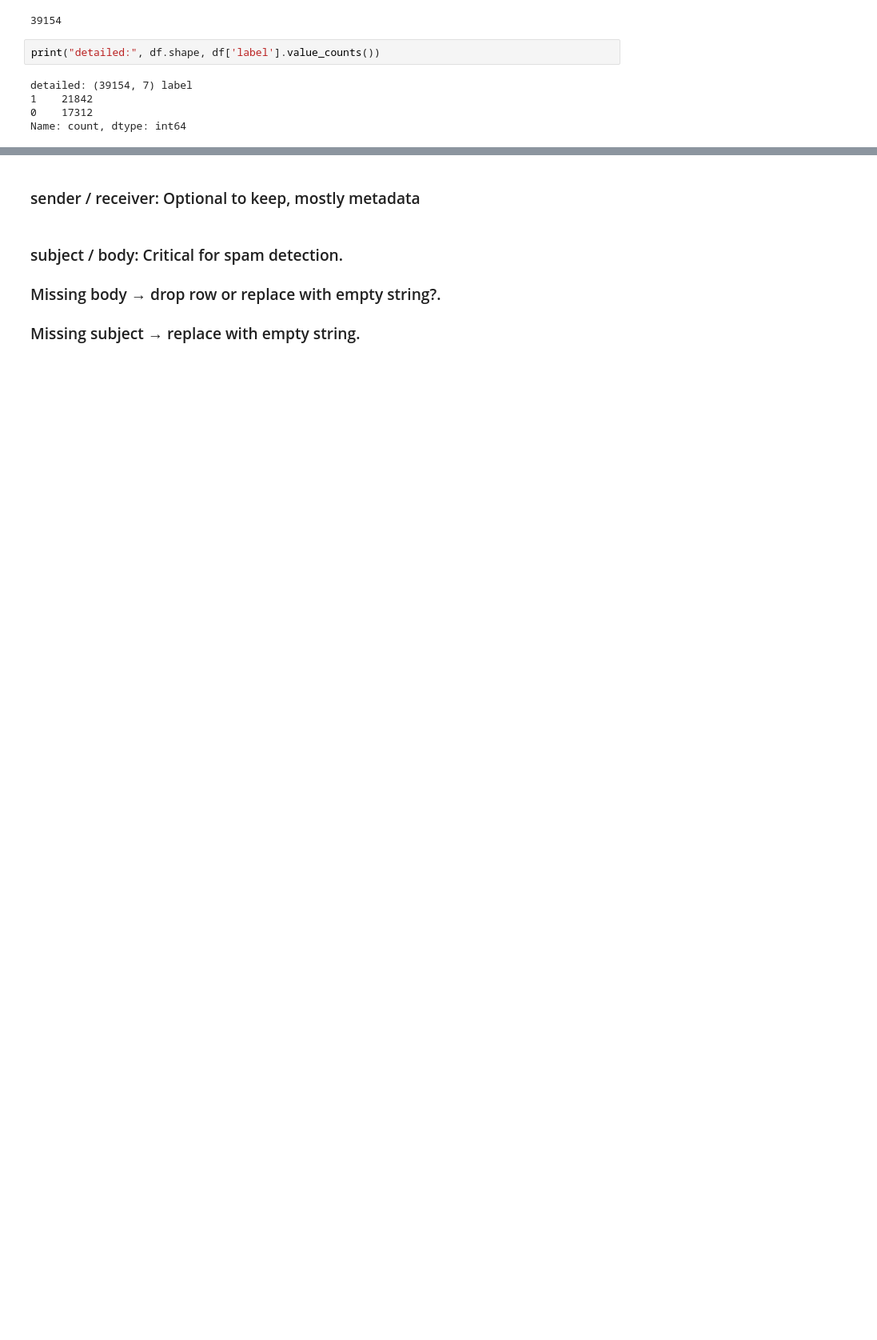
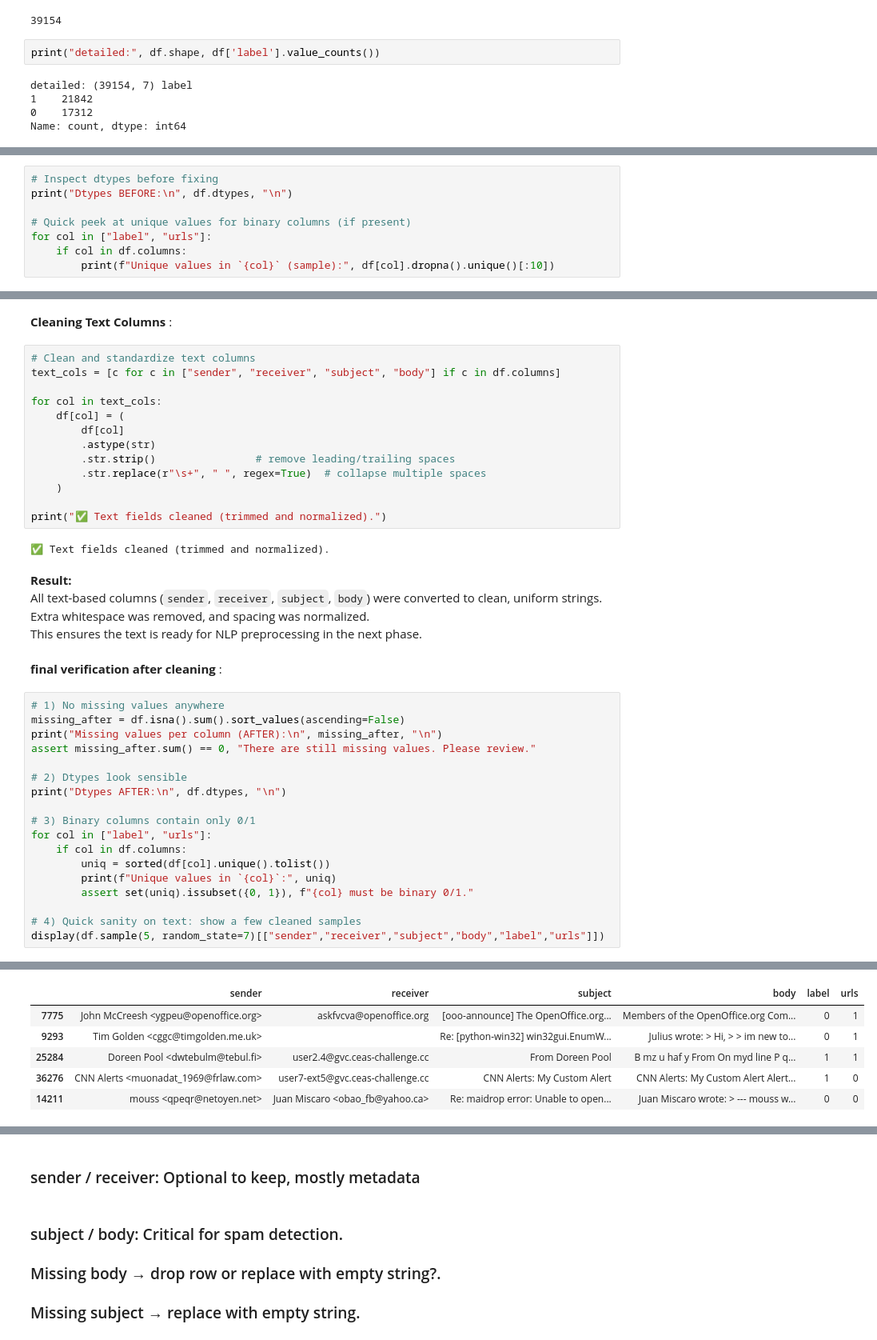
Before and after one commit to Renadyousef/SWE485-Project-Group1, a Jupyter notebook: Phase1_Data_Exploration.ipynb, the cells around one changed output, grey strips where cells are left out. Shown at 80% size. Saved outputs shown, nothing was run; the diff lists cells and outputs as text; blank space fills up the shorter version.

```diff
--- a/Phase1_Data_Exploration.ipynb
+++ b/Phase1_Data_Exploration.ipynb
@@ -101,0 +280,8 @@ sns.countplot(x='urls', hue='label', data=df)
+# %%
+# Inspect dtypes before fixing
+print("Dtypes BEFORE:\n", df.dtypes, "\n")
+
+# Quick peek at unique values for binary columns (if present)
+for col in ["label", "urls"]:
+    if col in df.columns:
+        print(f"Unique values in `{col}` (sample):", df[col].dropna().unique()[:10])
@@ -101,0 +305,43 @@ sns.countplot(x='urls', hue='label', data=df)
+# %% [markdown]
+**Cleaning Text Columns** :
+# %%
+# Clean and standardize text columns
+text_cols = [c for c in ["sender", "receiver", "subject", "body"] if c in df.columns]
+
+for col in text_cols:
+    df[col] = (
+        df[col]
+        .astype(str)
+        .str.strip()                # remove leading/trailing spaces
+        .str.replace(r"\s+", " ", regex=True)  # collapse multiple spaces
+    )
+
+print("✅ Text fields cleaned (trimmed and normalized).")
+# %% [output]
+✅ Text fields cleaned (trimmed and normalized).
+# %% [markdown]
+**Result:**
+All text-based columns (`sender`, `receiver`, `subject`, `body`) were converted to clean, uniform strings.
+Extra whitespace was removed, and spacing was normalized.
+This ensures the text is ready for NLP preprocessing in the next phase.
+# %% [markdown]
+**final verification after cleaning** :
+# %%
+# 1) No missing values anywhere
+missing_after = df.isna().sum().sort_values(ascending=False)
+print("Missing values per column (AFTER):\n", missing_after, "\n")
+assert missing_after.sum() == 0, "There are still missing values. Please review."
+
+# 2) Dtypes look sensible
+print("Dtypes AFTER:\n", df.dtypes, "\n")
+
+# 3) Binary columns contain only 0/1
+for col in ["label", "urls"]:
+    if col in df.columns:
+        uniq = sorted(df[col].unique().tolist())
+        print(f"Unique values in `{col}`:", uniq)
+        assert set(uniq).issubset({0, 1}), f"{col} must be binary 0/1."
+
+# 4) Quick sanity on text: show a few cleaned samples
+display(df.sample(5, random_state=7)[["sender","receiver","subject","body","label","urls"]])
+# %% [output]
@@ -101,0 +365,6 @@ sns.countplot(x='urls', hue='label', data=df)
+|  | sender | receiver | subject | body | label | urls |
+| 7775 | John McCreesh <ygpeu@openoffice.org> | askfvcva@openoffice.org | [ooo-announce] The OpenOffice.org... | Members of the OpenOffice.org Com... | 0 | 1 |
+| 9293 | Tim Golden <cggc@timgolden.me.uk> |  | Re: [python-win32] win32gui.EnumW... | Julius wrote: > Hi, > > im new to... | 0 | 1 |
+| 25284 | Doreen Pool <dwtebulm@tebul.fi> | user2.4@gvc.ceas-challenge.cc | From Doreen Pool | B mz u haf y From On myd line P q... | 1 | 1 |
+| 36276 | CNN Alerts <muonadat_1969@frlaw.com> | user7-ext5@gvc.ceas-challenge.cc | CNN Alerts: My Custom Alert | CNN Alerts: My Custom Alert Alert... | 1 | 0 |
+| 14211 | mouss <qpeqr@netoyen.net> | Juan Miscaro <obao_fb@yahoo.ca> | Re: maidrop error: Unable to open... | Juan Miscaro wrote: > --- mouss w... | 0 | 0 |
```
Also changed, not shown: parts of 34 cells of this notebook.
